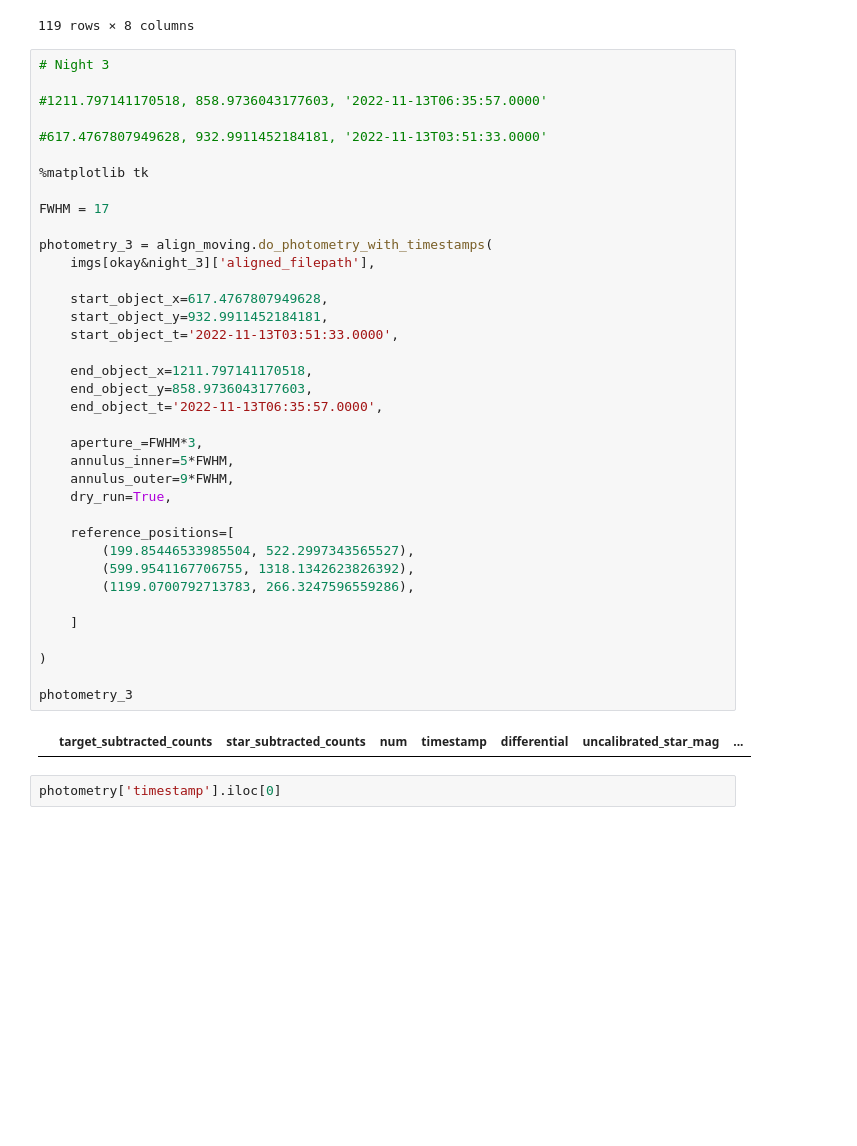
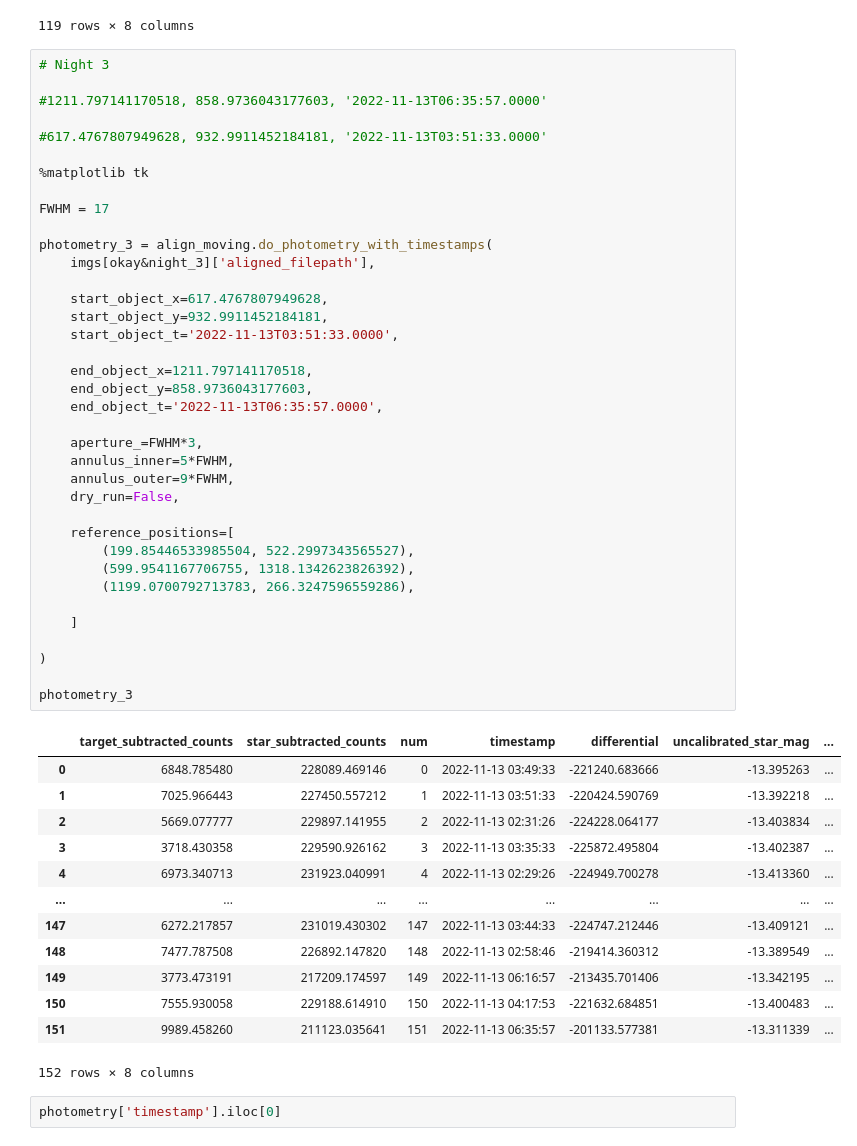
Before and after one commit to mkzeender/astrophysics-brorfelde, a Jupyter notebook: photometry.ipynb, the cells around one changed output. Drawn from its saved outputs; the diff is of its cells as text; blank space fills up the shorter version.

```diff
--- a/photometry.ipynb
+++ b/photometry.ipynb
@@ -197,34 +197,46 @@ Name: aperture_sum_bkgsub, Length: 119, dtype: float64
 
 FWHM = 17
 
 photometry_3 = align_moving.do_photometry_with_timestamps(
     imgs[okay&night_3]['aligned_filepath'],
 
     start_object_x=617.4767807949628,
     start_object_y=932.9911452184181,
     start_object_t='2022-11-13T03:51:33.0000',
 
     end_object_x=1211.797141170518,
     end_object_y=858.9736043177603,
     end_object_t='2022-11-13T06:35:57.0000',
 
     aperture_=FWHM*3,
     annulus_inner=5*FWHM,
     annulus_outer=9*FWHM,
-    dry_run=True,
+    dry_run=False,
 
     reference_positions=[
         (199.85446533985504, 522.2997343565527),
         (599.9541167706755, 1318.1342623826392),
         (1199.0700792713783, 266.3247596559286),
 
     ]
 
 )
 
 photometry_3
 # %% [output]
 |  | target_subtracted_counts | star_subtracted_counts | num | timestamp | differential | uncalibrated_star_mag | ... |
+| 0 | 6848.785480 | 228089.469146 | 0 | 2022-11-13 03:49:33 | -221240.683666 | -13.395263 | ... |
+| 1 | 7025.966443 | 227450.557212 | 1 | 2022-11-13 03:51:33 | -220424.590769 | -13.392218 | ... |
+| 2 | 5669.077777 | 229897.141955 | 2 | 2022-11-13 02:31:26 | -224228.064177 | -13.403834 | ... |
+| 3 | 3718.430358 | 229590.926162 | 3 | 2022-11-13 03:35:33 | -225872.495804 | -13.402387 | ... |
+| 4 | 6973.340713 | 231923.040991 | 4 | 2022-11-13 02:29:26 | -224949.700278 | -13.413360 | ... |
+| ... | ... | ... | ... | ... | ... | ... | ... |
+| 147 | 6272.217857 | 231019.430302 | 147 | 2022-11-13 03:44:33 | -224747.212446 | -13.409121 | ... |
+| 148 | 7477.787508 | 226892.147820 | 148 | 2022-11-13 02:58:46 | -219414.360312 | -13.389549 | ... |
+| 149 | 3773.473191 | 217209.174597 | 149 | 2022-11-13 06:16:57 | -213435.701406 | -13.342195 | ... |
+| 150 | 7555.930058 | 229188.614910 | 150 | 2022-11-13 04:17:53 | -221632.684851 | -13.400483 | ... |
+| 151 | 9989.458260 | 211123.035641 | 151 | 2022-11-13 06:35:57 | -201133.577381 | -13.311339 | ... |
+152 rows × 8 columns
 # %%
 photometry['timestamp'].iloc[0]
 # %% [output]
```
Also changed, not shown: parts of 2 cells of this notebook.
